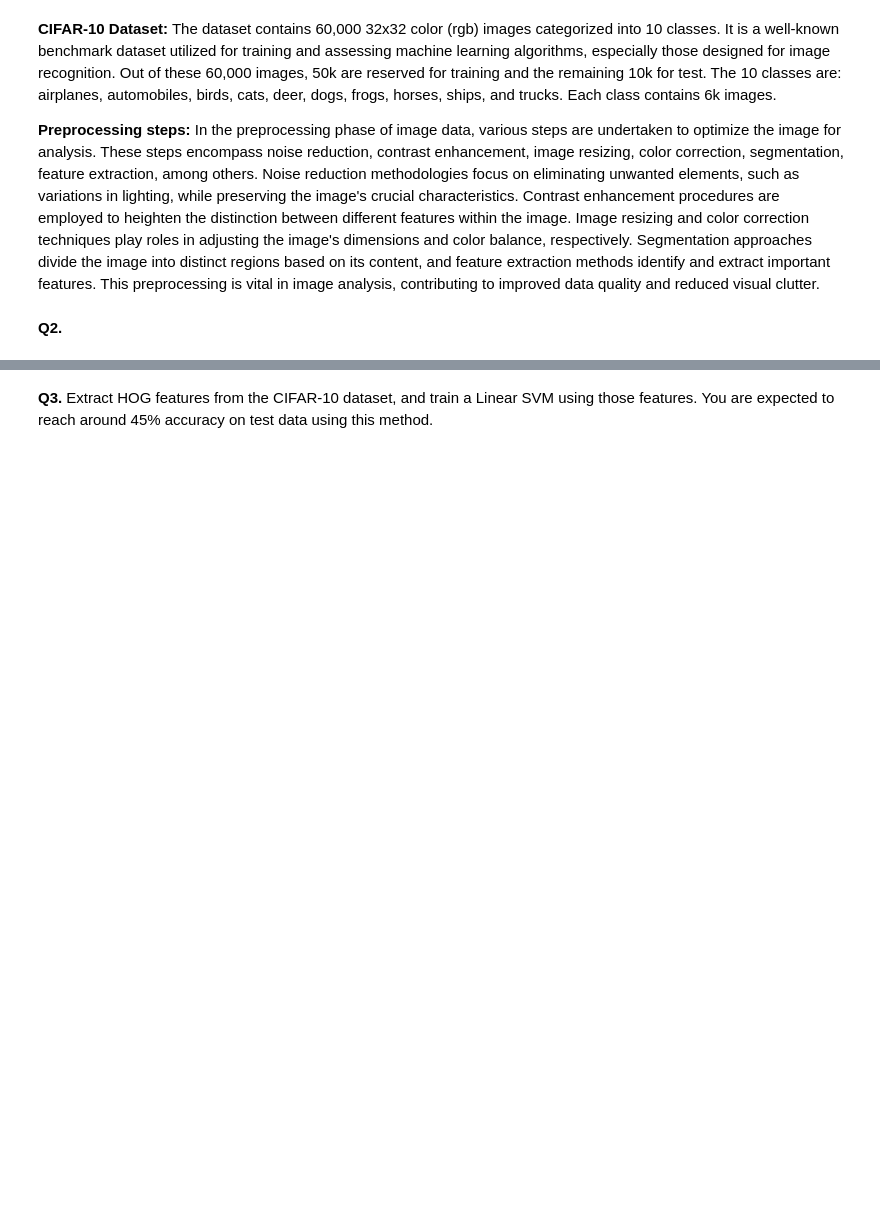
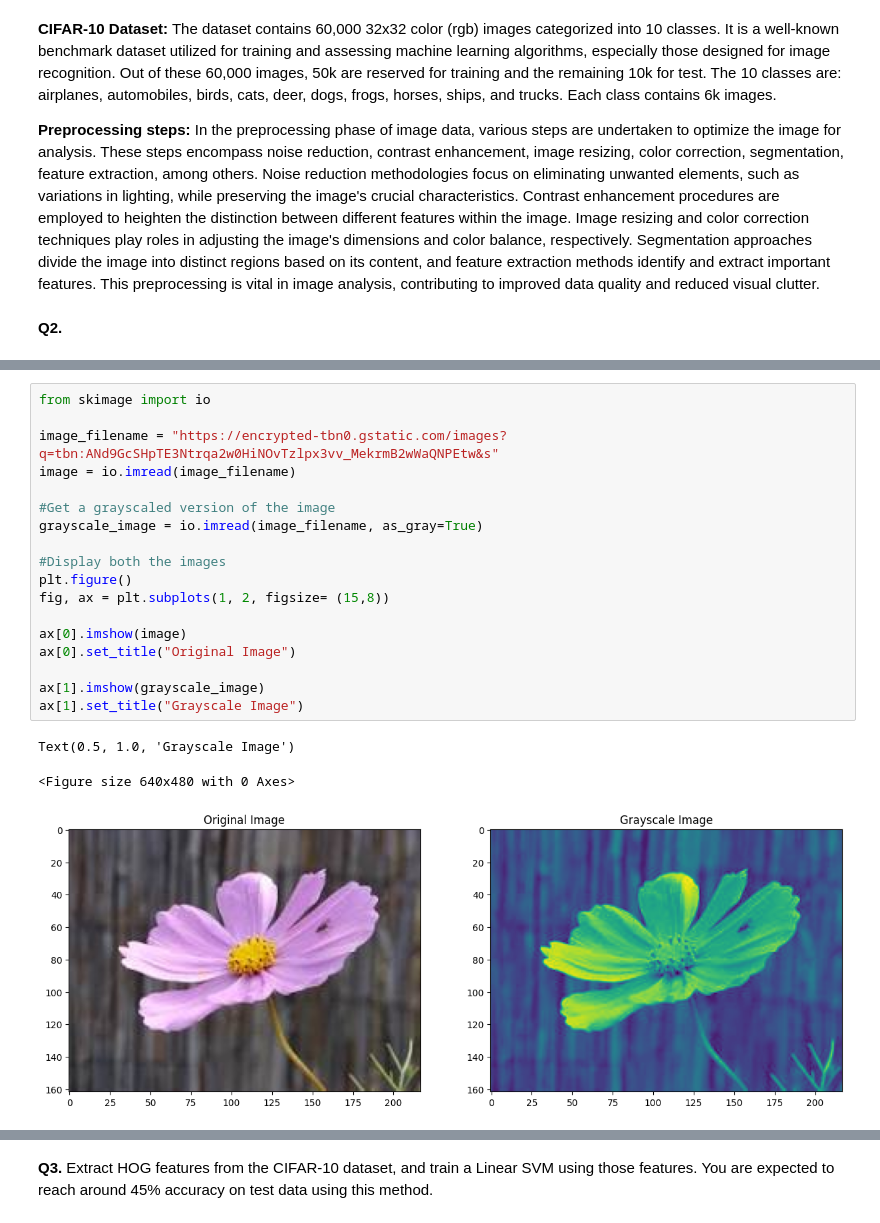
Before and after one commit to Afsah-Hyder/CV_recitation, a Jupyter notebook: CV_Assignment_01.ipynb, the cells around one changed output, grey strips where cells are left out. Saved outputs shown, nothing was run; the diff lists cells and outputs as text; blank space fills up the shorter version.

```diff
--- a/CV_Assignment_01.ipynb
+++ b/CV_Assignment_01.ipynb
@@ -111,0 +80,22 @@ printer(output)
+# %%
+from skimage import io
+
+image_filename = "https://encrypted-tbn0.gstatic.com/images?q=tbn:ANd9GcSHpTE3Ntrqa2w0HiNOvTzlpx3vv_MekrmB2wWaQNPEtw&s"
+image = io.imread(image_filename)
+
+#Get a grayscaled version of the image
+grayscale_image = io.imread(image_filename, as_gray=True)
+
+#Display both the images
+plt.figure()
+fig, ax = plt.subplots(1, 2, figsize= (15,8))
+
+ax[0].imshow(image)
+ax[0].set_title("Original Image")
+
+ax[1].imshow(grayscale_image)
+ax[1].set_title("Grayscale Image")
+# %% [output]
+Text(0.5, 1.0, 'Grayscale Image')
+<Figure size 640x480 with 0 Axes>
+[figure, added]
```
Also changed, not shown: parts of 8 cells of this notebook.
